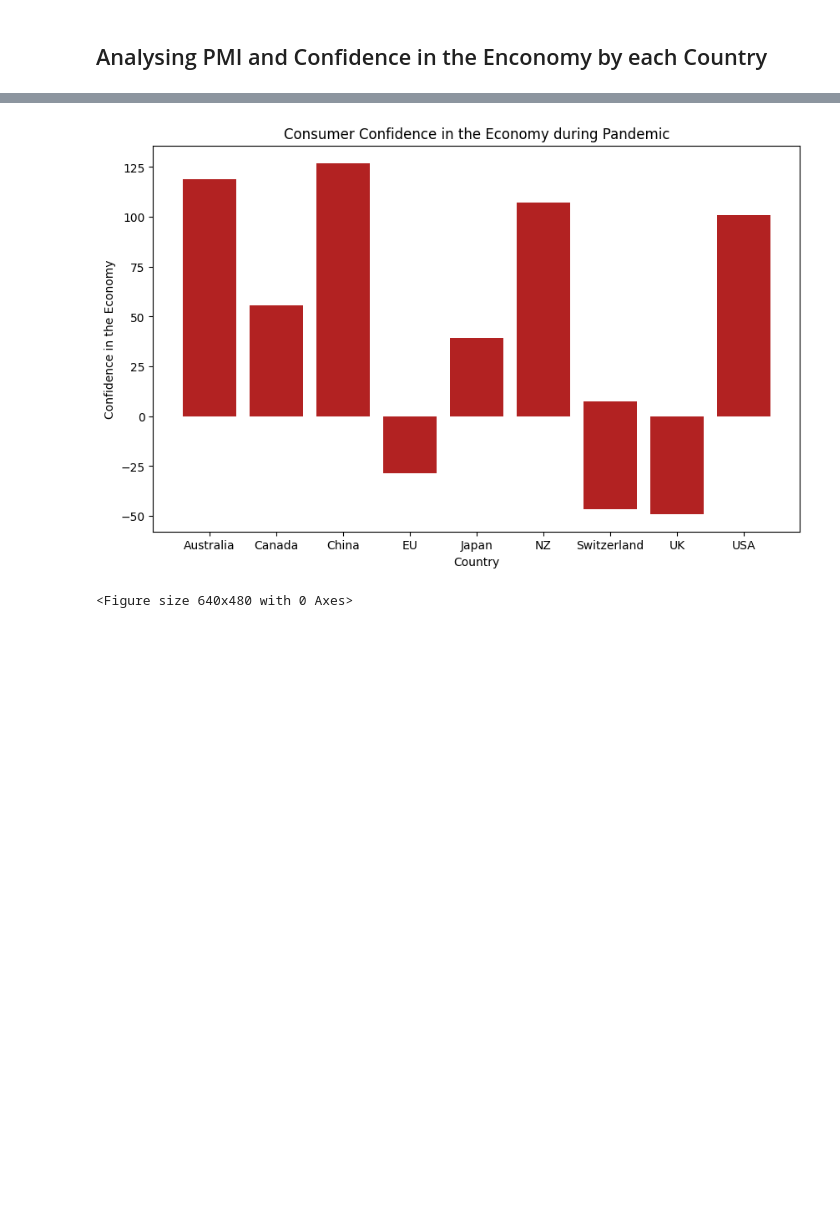
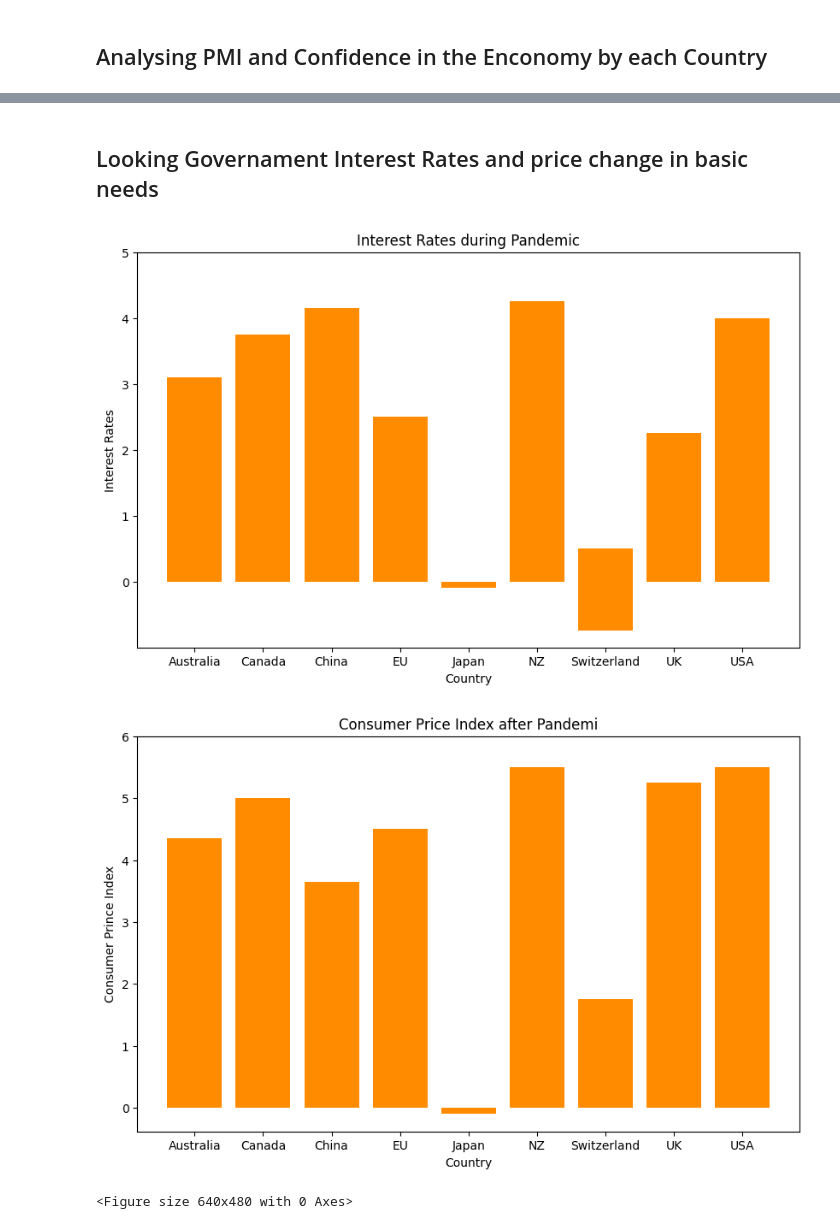
Before and after one commit to kevinmaxx2/Economic-Data-After-Covid, a Jupyter notebook: notebook.ipynb, the cells around one changed output, grey strips where cells are left out. Cells and saved outputs as stored; diff of their text form; code cells hidden in the pictures; blank space fills up the shorter version.

```diff
--- a/notebook.ipynb
+++ b/notebook.ipynb
@@ -156,12 +173,34 @@ plt.clf()
-# %%
-#First we will look data during Covid Pandemic
-plt.figure(figsize=(10, 6))
-plt.bar(df_pandemic['country'], df_pandemic['consumer confidence'], color='firebrick')
-plt.xlabel('Country', fontsize=10)
-plt.ylabel('Confidence in the Economy')
-plt.title('Consumer Confidence in the Economy during Pandemic')
-plt.show()
-plt.clf()
-# %% [output]
-[figure, removed]
-<Figure size 640x480 with 0 Axes>
+# %% [markdown]
+## Looking Governament Interest Rates and price change in basic needs
+# %%
+#Data during Covid
+df_pandemic.loc[:, 'interest rates'] = df_pandemic['interest rates'].str.rstrip('%').astype(float)
+countries = df_pandemic['country']
+interest_rates = df_pandemic['interest rates']
+plt.figure(figsize=(10, 6))
+plt.bar(df_pandemic['country'], df_pandemic['interest rates'], color='darkorange')
+plt.xlabel('Country', fontsize=10)
+plt.ylabel('Interest Rates')
+plt.title('Interest Rates during Pandemic')
+plt.yticks(range(int(min(interest_rates)), int(max(interest_rates)) + 2, 1))
+plt.show()
+
+#Data After Pandemic
+df_after_pandemic.loc[:, 'interest rates'] = df_after_pandemic['interest rates'].str.rstrip('%').astype(float)
+
+countries_after = df_after_pandemic['country']
+interest_rates_after = df_after_pandemic['interest rates']
+
+plt.figure(figsize=(10, 6))
+plt.bar(df_after_pandemic['country'],df_after_pandemic['interest rates'], color='darkorange')
+plt.xlabel('Country', fontsize=10)
+plt.ylabel('Consumer Prince Index')
+plt.title('Consumer Price Index after Pandemi')
+plt.yticks(range(int(min(interest_rates_after)), int(max(interest_rates_after)) + 2, 1))
+plt.show()
+plt.clf()
+plt.clf()
+# %% [output]
+[figure, added]
+[figure, added]
+<Figure size 640x480 with 0 Axes>
```
Also changed, not shown: parts of 6 cells of this notebook.
